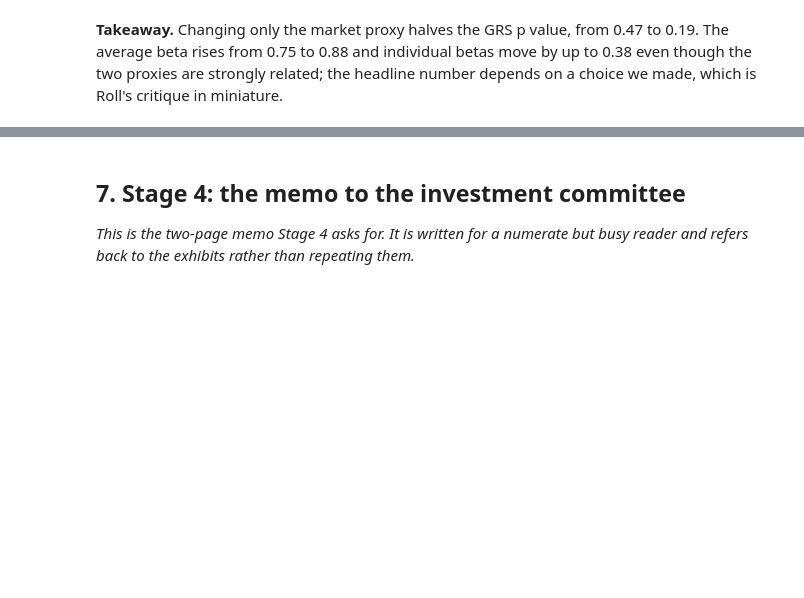
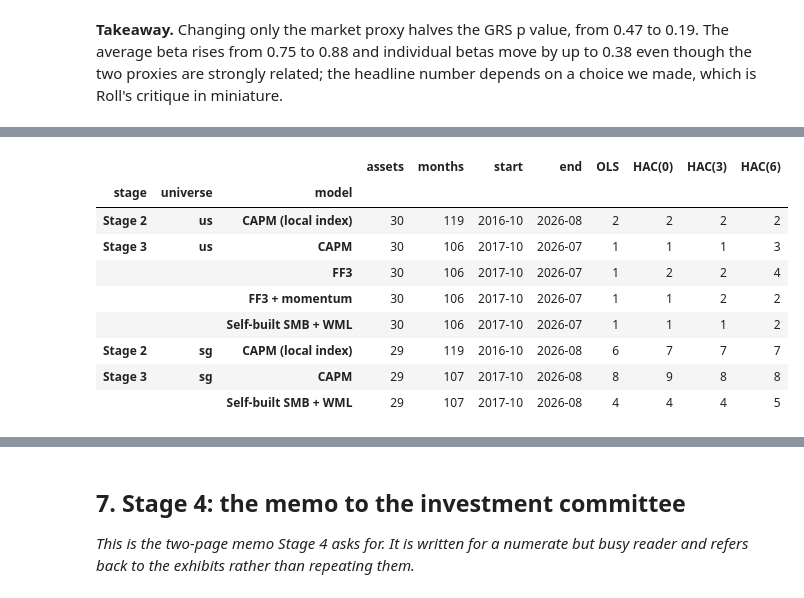
Before and after one commit to Prolead1/goldman, a Jupyter notebook: notebooks/report.ipynb, the cells around one changed output, grey strips where cells are left out. Drawn from its saved outputs; the diff is of its cells as text; code cells hidden in the pictures; blank space fills up the shorter version.

Commit message:
dev-robustness: Save run results

```diff
--- a/notebooks/report.ipynb
+++ b/notebooks/report.ipynb
@@ -690,0 +726,84 @@ on a choice we made, which is Roll's critique in miniature.
+# %%
+from goldman.analysis.sensitivity import hac_lag_sensitivity, asset_subset_sensitivity
+
+# Reuse the model panels and RF conventions already used in Stages 2 and 3.
+# HAC changes inference only: the assertions ensure that OLS estimates agree.
+INFERENCE = {}
+for u in UNIVERSES:
+    rf = risk_free_series(u, RETURNS[u].index)
+    market = market_excess_returns(RETURNS[u], universe=u, method=CAPM[u].method, rf=rf)
+    stage2 = hac_lag_sensitivity(
+        RETURNS[u], {"CAPM (local index)": market.to_frame("Mkt-RF")}, rf=rf
+    )
+    np.testing.assert_allclose(
+        stage2.tables.loc[("CAPM (local index)", 3), ["alpha", "beta_Mkt-RF", "p_alpha"]],
+        CAPM[u].table[["alpha", "beta", "p_alpha"]], rtol=1e-9, atol=1e-12,
+    )
+    np.testing.assert_array_equal(stage2.sample, RETURNS[u].index)
+    INFERENCE[("Stage 2", u)] = stage2
+
+    stage3 = hac_lag_sensitivity(RETURNS[u], FACTOR_MODELS[u], rf=rf)
+    np.testing.assert_array_equal(stage3.sample, FACTORS[u].sample)
+    for name in FACTOR_MODELS[u]:
+        reference = FACTORS[u].tables[name]
+        np.testing.assert_allclose(
+            stage3.tables.loc[(name, 3), reference.columns], reference,
+            rtol=1e-9, atol=1e-12,
+        )
+    INFERENCE[("Stage 3", u)] = stage3
+
+INFERENCE_DIR = OUTPUT_DIR / "inference_robustness"
+INFERENCE_DIR.mkdir(parents=True, exist_ok=True)
+summary_rows, detail_frames, flag_rows = [], [], []
+for (stage, u), result in INFERENCE.items():
+    details = result.tables.reset_index()
+    details.attrs = {}
+    details.insert(0, "universe", u)
+    details.insert(0, "stage", stage)
+    detail_frames.append(details)
+    pd.Series(result.sample, name="Date").to_csv(
+        INFERENCE_DIR / f"{stage.lower().replace(' ', '_')}_{u}_sample.csv", index=False
+    )
+    for model in result.summary.index.get_level_values("model").unique():
+        table = result.tables.loc[model]
+        base = table.loc[3]
+        summary_rows.append({
+            "stage": stage, "universe": u, "model": model,
+            "assets": len(base), "months": len(result.sample),
+            "start": result.sample[0].strftime("%Y-%m"),
+            "end": result.sample[-1].strftime("%Y-%m"),
+            "OLS": int(base.significant_alpha.sum()),
+            **{f"HAC({lag})": int(table.loc[lag].significant_alpha_hac.sum()) for lag in (0, 3, 6)},
+        })
+        for asset in base.index:
+            p = {lag: float(table.loc[(lag, asset), "p_alpha_hac"]) for lag in (0, 3, 6)}
+            flag_rows.append({
+                "stage": stage, "universe": u, "model": model, "asset": asset,
+                "alpha_monthly": base.loc[asset, "alpha"],
+                "OLS p": base.loc[asset, "p_alpha"],
+                **{f"HAC({lag}) p": p[lag] for lag in (0, 3, 6)},
+                "OLS significant": bool(base.loc[asset, "significant_alpha"]),
+                "HAC(3) significant": bool(base.loc[asset, "significant_alpha_hac"]),
+                "lag_sensitive": len({value < 0.05 for value in p.values()}) > 1,
+                "changed_at_3": bool(base.loc[asset, "significant_alpha"])
+                    != bool(base.loc[asset, "significant_alpha_hac"]),
+            })
+
+INFERENCE_SUMMARY = pd.DataFrame(summary_rows)
+INFERENCE_DETAILS = pd.concat(detail_frames, ignore_index=True)
+INFERENCE_FLAGS = pd.DataFrame(flag_rows)
+INFERENCE_SUMMARY.to_csv(INFERENCE_DIR / "inference_summary.csv", index=False)
+INFERENCE_DETAILS.to_csv(INFERENCE_DIR / "inference_details.csv", index=False)
+INFERENCE_FLAGS.to_csv(INFERENCE_DIR / "inference_flags.csv", index=False)
+display(INFERENCE_SUMMARY.set_index(["stage", "universe", "model"]))
+# %% [output]
+|  |  |  | assets | months | start | end | OLS | HAC(0) | HAC(3) | HAC(6) |
+| stage | universe | model |  |  |  |  |  |  |  |  |
+| Stage 2 | us | CAPM (local index) | 30 | 119 | 2016-10 | 2026-08 | 2 | 2 | 2 | 2 |
+| Stage 3 | us | CAPM | 30 | 106 | 2017-10 | 2026-07 | 1 | 1 | 1 | 3 |
+|  |  | FF3 | 30 | 106 | 2017-10 | 2026-07 | 1 | 2 | 2 | 4 |
+|  |  | FF3 + momentum | 30 | 106 | 2017-10 | 2026-07 | 1 | 1 | 2 | 2 |
+|  |  | Self-built SMB + WML | 30 | 106 | 2017-10 | 2026-07 | 1 | 1 | 1 | 2 |
+| Stage 2 | sg | CAPM (local index) | 29 | 119 | 2016-10 | 2026-08 | 6 | 7 | 7 | 7 |
+| Stage 3 | sg | CAPM | 29 | 107 | 2017-10 | 2026-08 | 8 | 9 | 8 | 8 |
+|  |  | Self-built SMB + WML | 29 | 107 | 2017-10 | 2026-08 | 4 | 4 | 4 | 5 |
```
Also changed, not shown: parts of 14 cells of this notebook, 2 other files.
